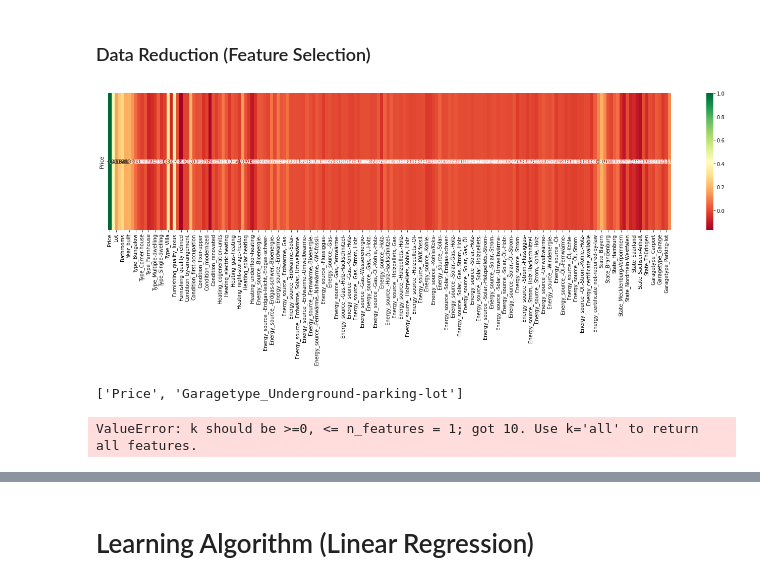
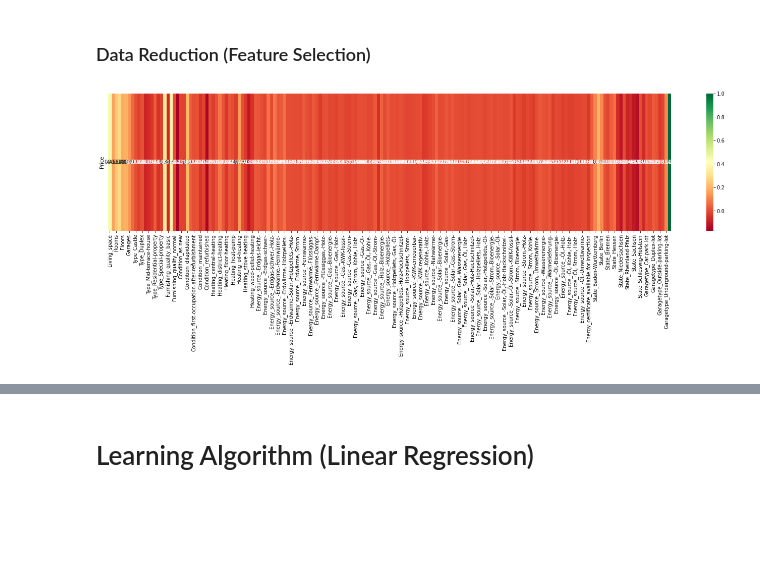
Before and after one commit to heuer-ja/CENG542-Knowledge-Discovery, a Jupyter notebook: germany_house_prices.ipynb, the cells around one changed output, grey strips where cells are left out. Drawn from its saved outputs; the diff is of its cells as text; code cells hidden in the pictures; blank space fills up the shorter version.

Commit message:
Feature Selection done

```diff
--- a/germany_house_prices.ipynb
+++ b/germany_house_prices.ipynb
@@ -9,7 +11,7 @@ import matplotlib.pyplot as plt
 # Support Functions
 # %%
 def get_df_null_info(df):
-    # analzyse sparse columns (= many NaNs/Null-Values)
+    '''analzyse sparse columns (= many NaNs/Null-Values)'''
     nulls:pd.Series =df.isnull().sum(axis = 0).sort_values(ascending = False)
     df_null_info:pd.DataFrame = pd.DataFrame(data={
         'nulls_amount': nulls,
@@ -221,12 +200,12 @@ for i in range(0,len(cols_to_zscore)):
     # old one
     ax = fig.add_subplot(7,2,id)
     ax.boxplot(df_source[col])
-    ax.set_title(f"{col} (before)")
+    ax.set_title(f"{col} (before outlier removal)")
     id=id+1
 
     # new one
     ax = fig.add_subplot(7,2,id)
     ax.boxplot(df_new[col])
-    ax.set_title(f"{col} (after)")
+    ax.set_title(f"{col} (after outlier removal)")
     id=id+1
 # %% [output]
@@ -293,20 +264,2 @@ df_source
 # %% [markdown]
 ### Data Transformation (Rearrange Dataframe)
-# %%
-# TODO swap columns
-
-# swap columns
-col_y = "Price"
-col_y_rows = df_source[col_y]
-
-col_last_name = df_source.columns[-1]
-col_last_rows = df_source[col_last_name]
-
-df_source.iloc[:,-1].name = col_y
-df_source.iloc[:,-1] = col_y_rows
-
-
-df_source.iloc[:,0].name = col_last_name
-df_source.iloc[:,0] = col_last_rows
-
-df_source
@@ -326,0 +266,7 @@ df_source
+# %%
+# split into X and Y
+col_y = "Price"
+df_y:pd.DataFrame = df_source.drop(df_source.columns.difference([col_y]), 1)
+df_X:pd.DataFrame = df_source.drop(columns=col_y)
+df_source = pd.concat([df_X, df_y], axis=1, join='inner')
+df_source.sample(2)
@@ -329,40 +280,9 @@ df_source
 # %%
 '''
 Plot correlation between price and all features to get an idea what kind of features have an impact.
 '''
-#plot heat map
+# plot heat map showing features which have biggest effect on price
 plt.figure(figsize=(25,5))
-g=sns.heatmap(df_source.corr().loc[['Price'],:],annot=True,cmap="RdYlGn")
+g=sns.heatmap(df_source.corr().loc[[col_y],:],annot=True,cmap="RdYlGn")
 # %% [output]
-[figure, old version]
+[figure, new version]
-# %%
-'''
-Select best (high correlation) features from data set and drop rest
-'''
-
-from sklearn.feature_selection import SelectKBest
-from sklearn.feature_selection import chi2
-
-amount_top_features = 10
-amount_cols = len(df_source.columns)
-
-
-X = df_source.iloc[:,0:amount_cols-1]  #independent columns
-y = df_source.iloc[:,-1]    #target column i.e price range
-
-
-#apply SelectKBest class to extract top  best features
-bestfeatures = SelectKBest(score_func=chi2, k=amount_top_features)
-fit = bestfeatures.fit(X,y)
-dfscores = pd.DataFrame(fit.scores_)
-dfcolumns = pd.DataFrame(X.columns)
-#concat two dataframes for better visualization
-featureScores = pd.concat([dfcolumns,dfscores],axis=1)
-featureScores.columns = ['Specs','Score']  #naming the dataframe columns
-### print(featureScores.nlargest(amount_features,'Score')) #print best features
-top_features = bestfeatures.feature_names_in_
-df = df_source.drop(columns=df_source.columns.difference(top_features))
-df.columns
-# %% [output]
-['Price', 'Garagetype_Underground-parking-lot']
-ValueError: k should be >=0, <= n_features = 1; got 10. Use k='all' to return all features.
```
Also changed, not shown: parts of 17 cells of this notebook.
